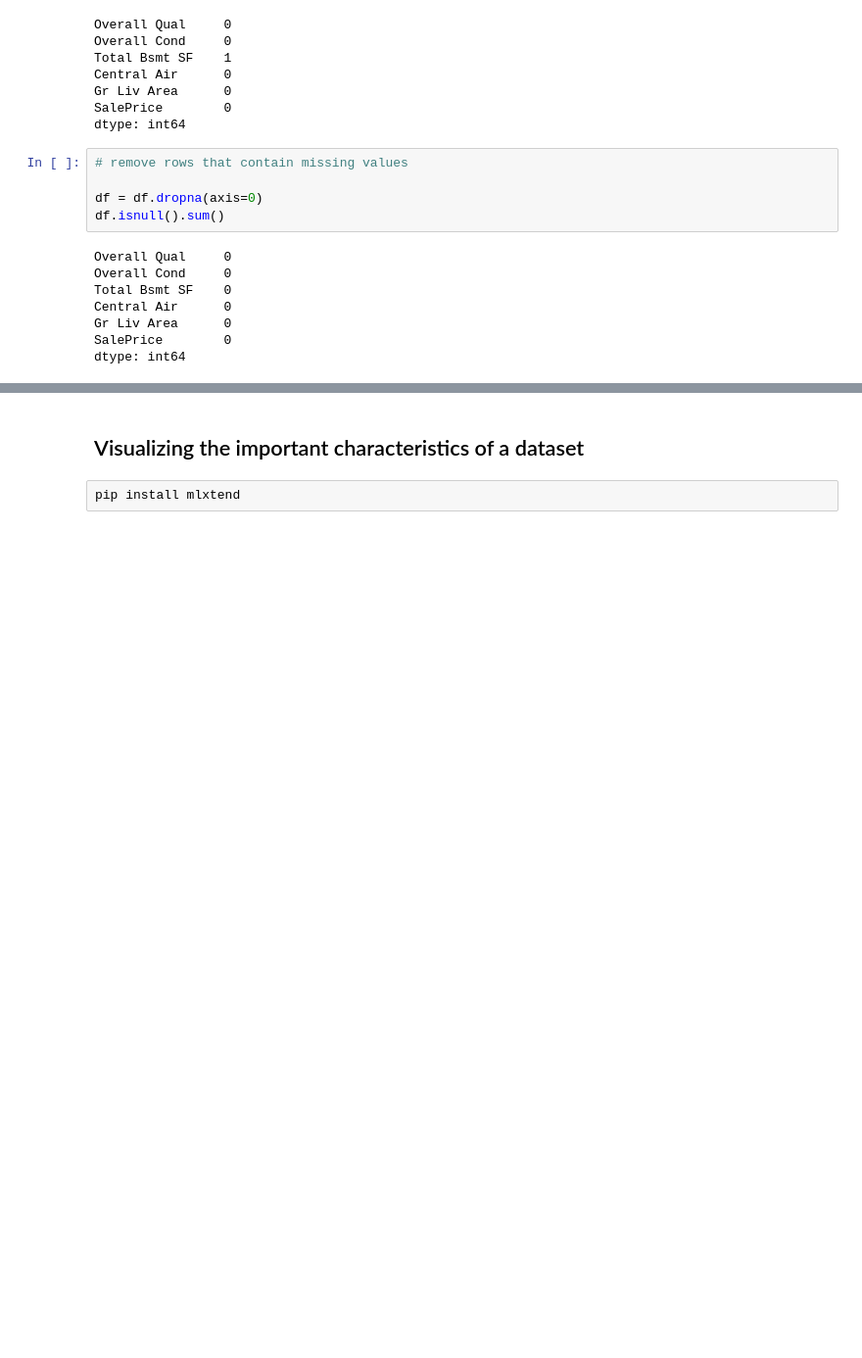
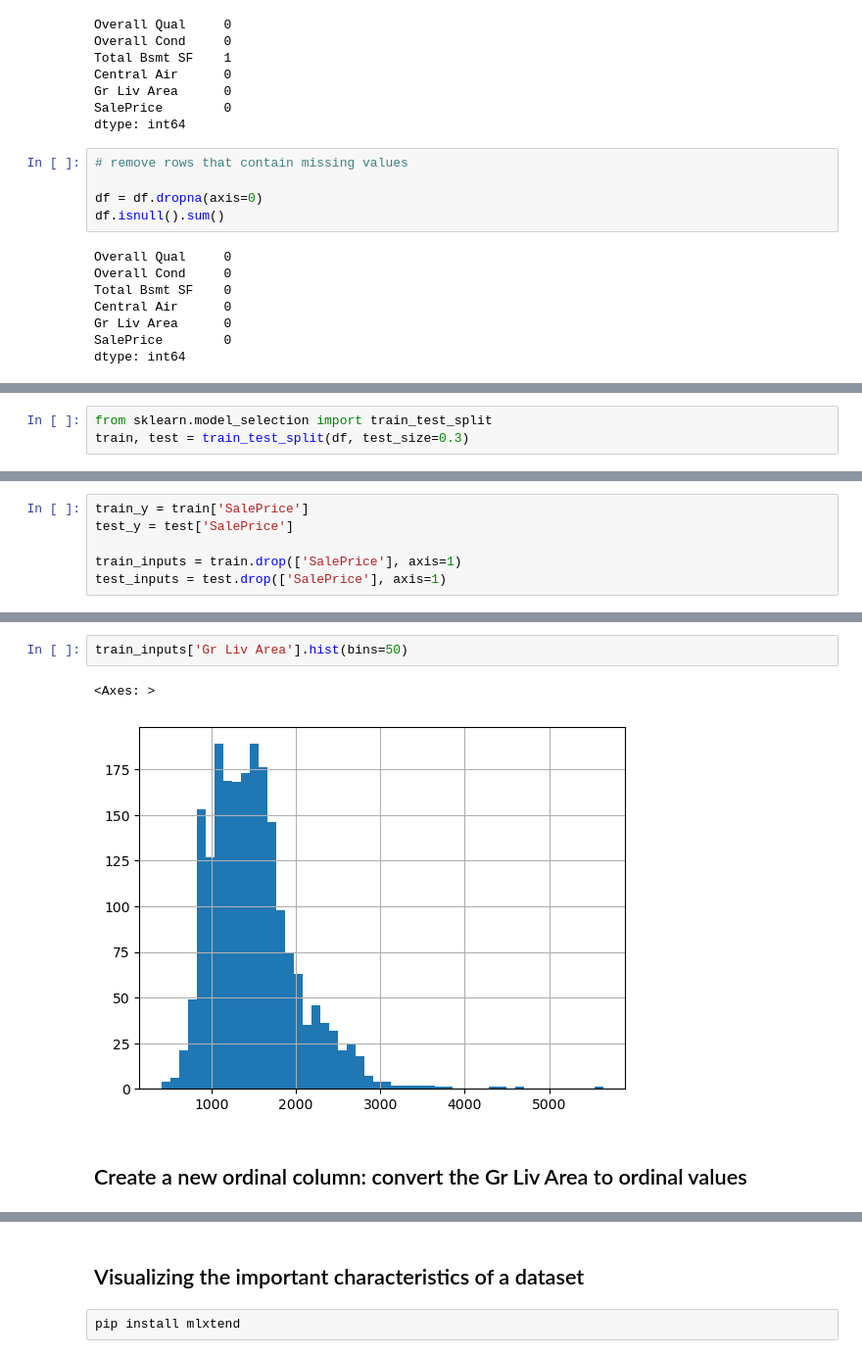
Before and after one commit to ChadUSF/DSDP, a Jupyter notebook: Housing/HousingRegression.ipynb, the cells around one changed output, grey strips where cells are left out. Shown at 98% size. Drawn from its saved outputs; the diff is of its cells as text; blank space fills up the shorter version.

```diff
--- a/Housing/HousingRegression.ipynb
+++ b/Housing/HousingRegression.ipynb
@@ -51,0 +55,3 @@ dtype: int64
+# %%
+from sklearn.model_selection import train_test_split
+train, test = train_test_split(df, test_size=0.3)
@@ -51,0 +60,6 @@ dtype: int64
+# %%
+train_y = train['SalePrice']
+test_y = test['SalePrice']
+
+train_inputs = train.drop(['SalePrice'], axis=1)
+test_inputs = test.drop(['SalePrice'], axis=1)
@@ -51,0 +78,7 @@ dtype: int64
+# %%
+train_inputs['Gr Liv Area'].hist(bins=50)
+# %% [output]
+<Axes: >
+[figure, added]
+# %% [markdown]
+## Create a new ordinal column: convert the Gr Liv Area to ordinal values
```
Also changed, not shown: parts of 50 cells of this notebook.
